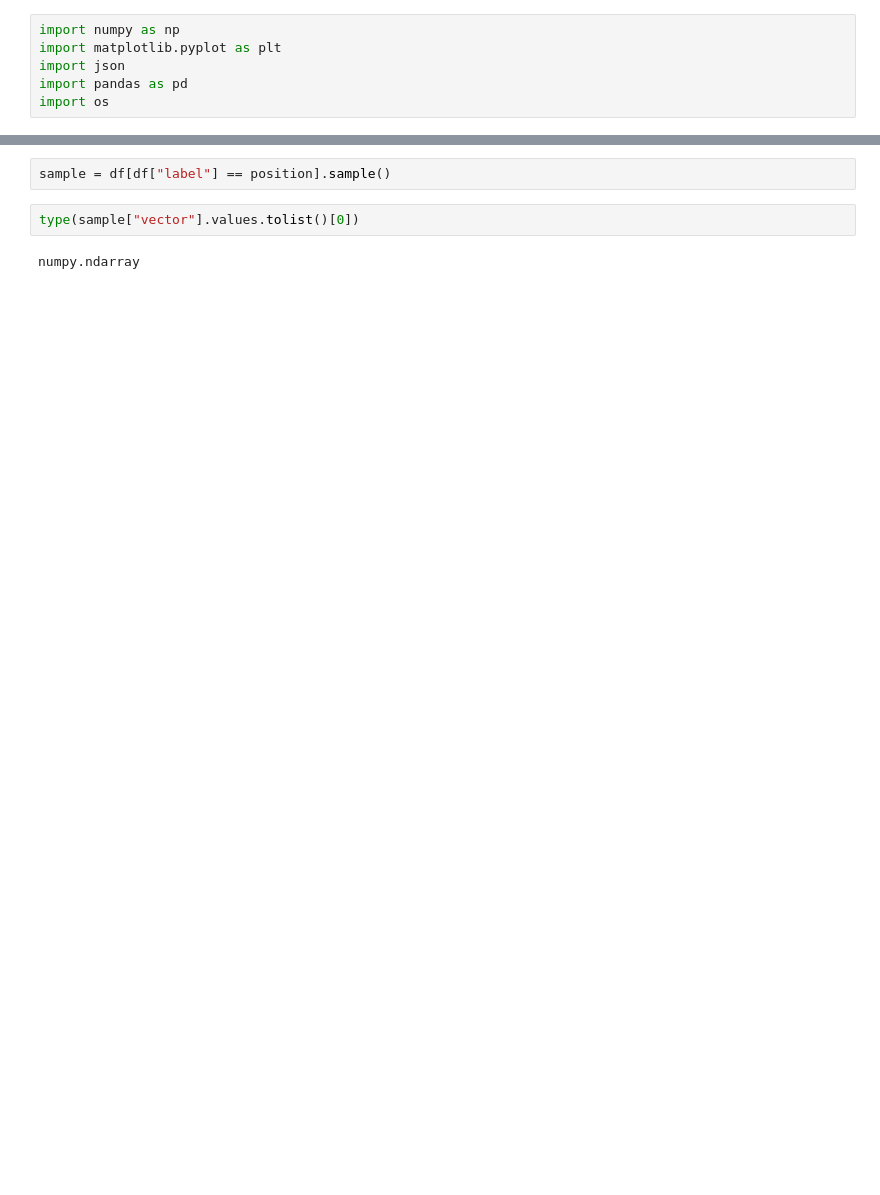
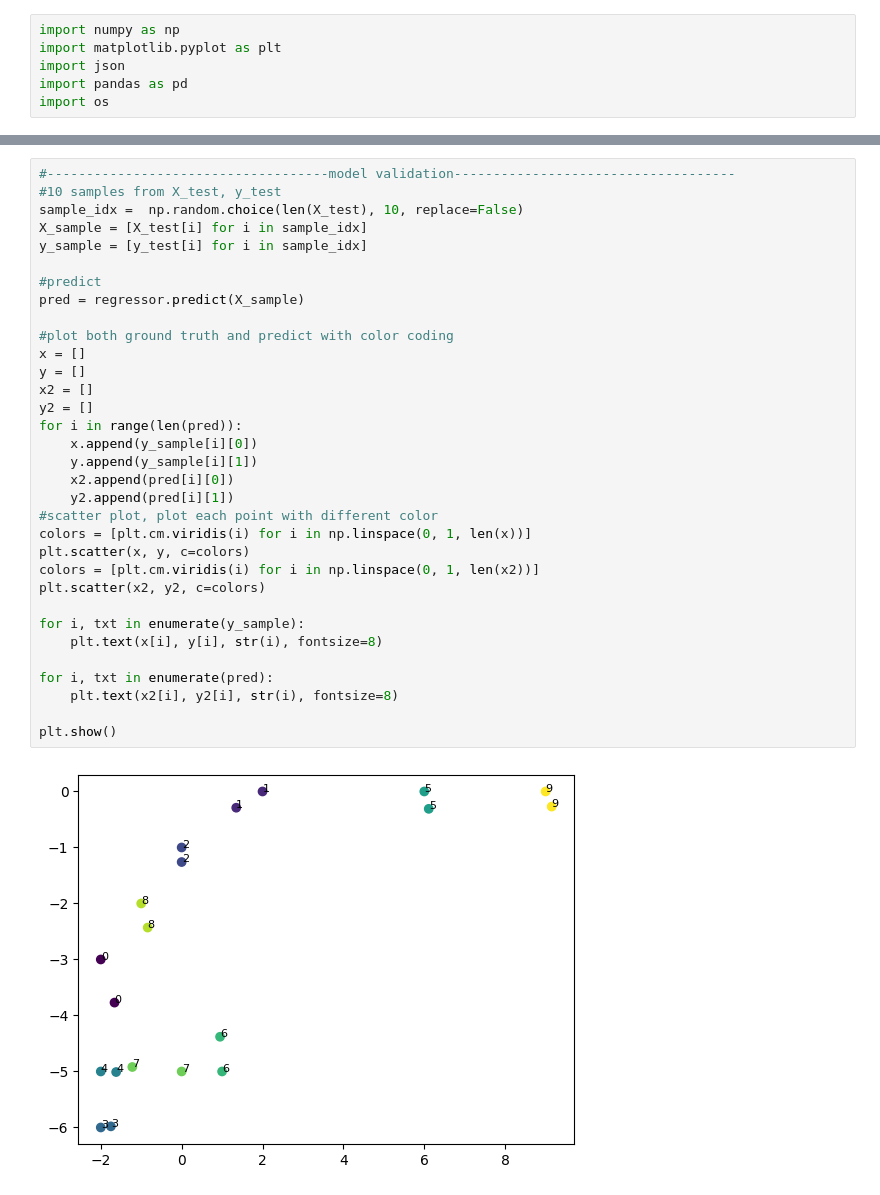
Before and after one commit to Scott5eo/WiFiLocalization, a Jupyter notebook: localizer.ipynb, the cells around one changed output, grey strips where cells are left out. Saved outputs shown, nothing was run; the diff lists cells and outputs as text; blank space fills up the shorter version.

```diff
--- a/localizer.ipynb
+++ b/localizer.ipynb
@@ -257,6 +195,35 @@ test_subject.plot_path(predicted_path)
-# %%
-sample = df[df["label"] == position].sample()
-# %%
-type(sample["vector"].values.tolist()[0])
-# %% [output]
-numpy.ndarray
+# %%
+#------------------------------------model validation------------------------------------
+#10 samples from X_test, y_test
+sample_idx =  np.random.choice(len(X_test), 10, replace=False)
+X_sample = [X_test[i] for i in sample_idx]
+y_sample = [y_test[i] for i in sample_idx]
+
+#predict
+pred = regressor.predict(X_sample)
+
+#plot both ground truth and predict with color coding
+x = []
+y = []
+x2 = []
+y2 = []
+for i in range(len(pred)):
+    x.append(y_sample[i][0])
+    y.append(y_sample[i][1])
+    x2.append(pred[i][0])
+    y2.append(pred[i][1])
+#scatter plot, plot each point with different color
+colors = [plt.cm.viridis(i) for i in np.linspace(0, 1, len(x))]
+plt.scatter(x, y, c=colors)
+colors = [plt.cm.viridis(i) for i in np.linspace(0, 1, len(x2))]
+plt.scatter(x2, y2, c=colors)
+
+for i, txt in enumerate(y_sample):
+    plt.text(x[i], y[i], str(i), fontsize=8)
+
+for i, txt in enumerate(pred):
+    plt.text(x2[i], y2[i], str(i), fontsize=8)
+
+plt.show()
+# %% [output]
+[figure, added]
```
Also changed, not shown: parts of 13 cells of this notebook, 2 other files.
